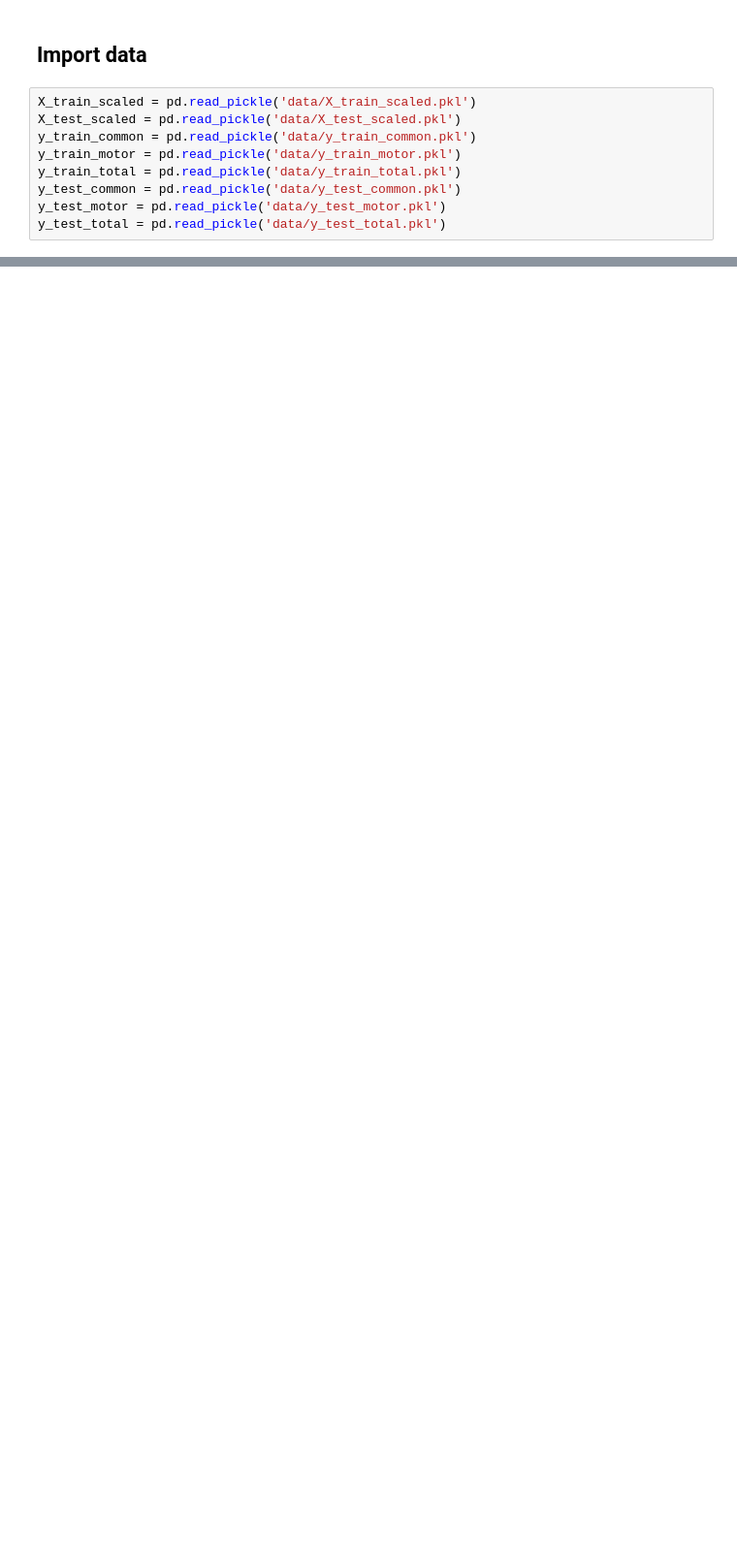
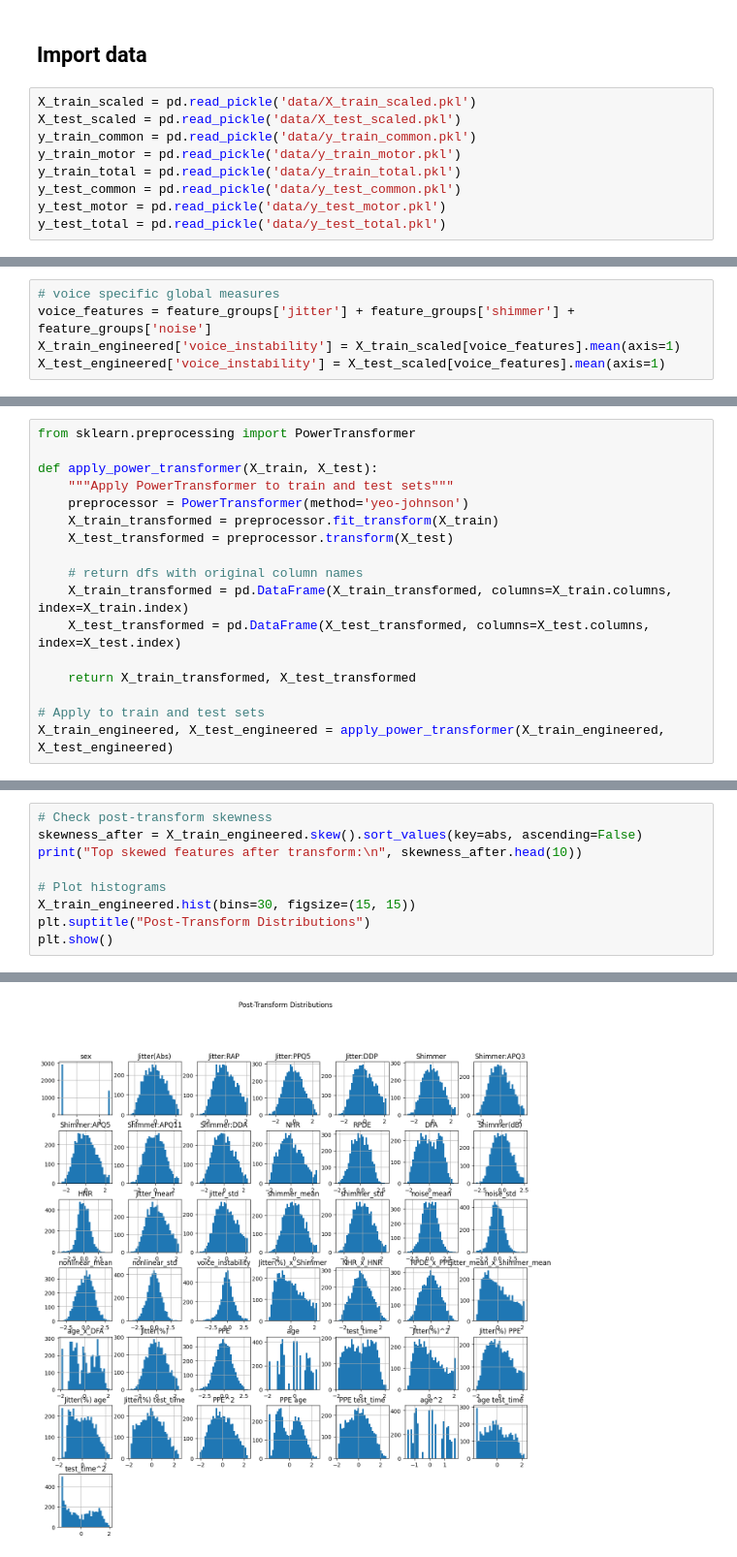
Before and after one commit to behnazrzf/Parkinson-s_Telemonitoring, a Jupyter notebook: feature_engineering.ipynb, the cells around one changed output, grey strips where cells are left out. Shown: that part at 97% size. Saved outputs shown, nothing was run; the diff lists cells and outputs as text; blank space fills up the shorter version.

```diff
--- a/feature_engineering.ipynb
+++ b/feature_engineering.ipynb
@@ -60,0 +55,5 @@ X_test_scaled['std'] = X_test_scaled.std(axis=1)
+# %%
+# voice specific global measures
+voice_features = feature_groups['jitter'] + feature_groups['shimmer'] + feature_groups['noise']
+X_train_engineered['voice_instability'] = X_train_scaled[voice_features].mean(axis=1)
+X_test_engineered['voice_instability'] = X_test_scaled[voice_features].mean(axis=1)
@@ -60,0 +199,17 @@ X_test_scaled['std'] = X_test_scaled.std(axis=1)
+# %%
+from sklearn.preprocessing import PowerTransformer
+
+def apply_power_transformer(X_train, X_test):
+    """Apply PowerTransformer to train and test sets"""
+    preprocessor = PowerTransformer(method='yeo-johnson')
+    X_train_transformed = preprocessor.fit_transform(X_train)
+    X_test_transformed = preprocessor.transform(X_test)
+
+    # return dfs with original column names
+    X_train_transformed = pd.DataFrame(X_train_transformed, columns=X_train.columns, index=X_train.index)
+    X_test_transformed = pd.DataFrame(X_test_transformed, columns=X_test.columns, index=X_test.index)
+
+    return X_train_transformed, X_test_transformed
+
+# Apply to train and test sets
+X_train_engineered, X_test_engineered = apply_power_transformer(X_train_engineered, X_test_engineered)
@@ -60,0 +222,10 @@ X_test_scaled['std'] = X_test_scaled.std(axis=1)
+# %%
+# Check post-transform skewness
+skewness_after = X_train_engineered.skew().sort_values(key=abs, ascending=False)
+print("Top skewed features after transform:\n", skewness_after.head(10))
+
+# Plot histograms
+X_train_engineered.hist(bins=30, figsize=(15, 15))
+plt.suptitle("Post-Transform Distributions")
+plt.show()
+# %% [output]
@@ -60,0 +244 @@ X_test_scaled['std'] = X_test_scaled.std(axis=1)
+[figure, added]
```
Also changed, not shown: parts of 32 cells of this notebook, 3 other files.
